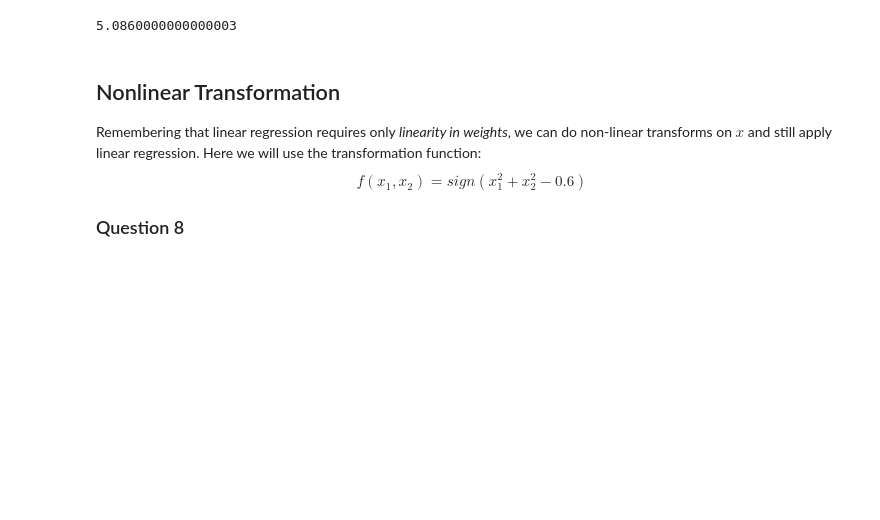
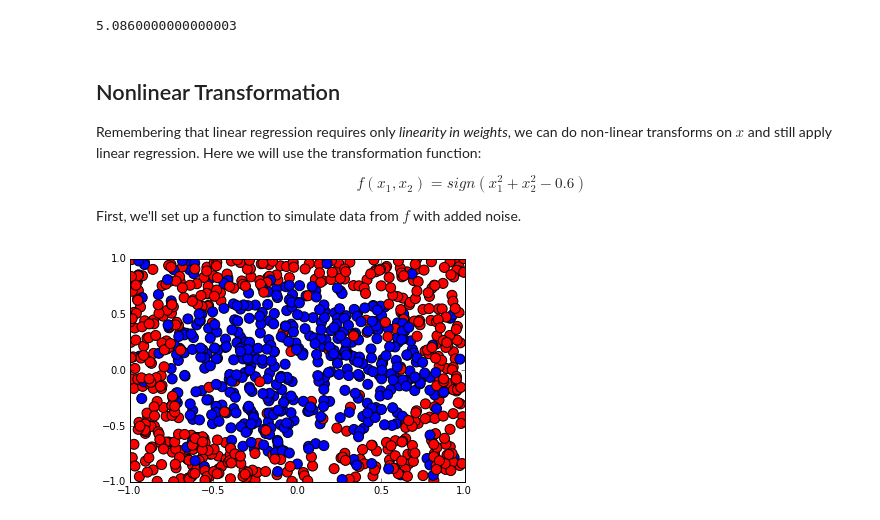
Before and after one commit to cjbayesian/cs_1156, a Jupyter notebook: hw2/hw2.ipynb, the cells around one changed output. Saved outputs shown, nothing was run; the diff lists cells and outputs as text; code cells hidden in the pictures; blank space fills up the shorter version.

```diff
--- a/hw2/hw2.ipynb
+++ b/hw2/hw2.ipynb
@@ -251,10 +251,10 @@ Average E_in =  0.04025
 ### Question 6.
 What is $E_{out}$?
 # %%
-def lr_experiment2(N_in=100,N_out=1000):
+def lr_experiment2(N_in=100,N_out=1000,sim_fnc=simData):
     # Simulate some random, linearly separable data
     N = N_in + N_out
-    data = simData(N=N)
+    data = sim_fnc(N=N)
 
     # Add on the x0 = 1 artificial coordinate
     x = data['x'][:N_in]
@@ -320,5 +320,34 @@ counts.mean()
 # %% [markdown]
 ## Nonlinear Transformation
 Remembering that linear regression requires only _linearity in weights_, we can do non-linear transforms on $x$ and still apply linear regression. Here we will use the transformation function:
+
 $$f(x_1,x_2) = sign(x_1^2 + x_2^2 - 0.6) $$
-### Question 8
+
+First, we'll set up a function to simulate data from $f$ with added noise.
+# %%
+def sim_nonlinear(N=10,noise=0.1,plotsim=False):
+    ''' Simulate N from sign(x_1^2 + x_2^2 - 0.6) + noise '''
+    x = np.random.rand(N,2)*2-1
+
+    y = ( np.power(x[:,0],2) + np.power(x[:,1],2) - 0.6 ) > 0
+
+    # Choose some random y values to flip (eg adding noise)
+    flip_idx = random.choice(N,int(N*noise))
+    y[flip_idx] = np.logical_not(y[flip_idx])
+
+    return {'x':x,'y':y}
+
+def plotsim(data):
+    '''plot simulated data'''
+    xx = np.array([-1,1])
+    y_color = np.array(['red' if i==1 else 'blue' for i in data['y']])
+
+    plt.scatter(data['x'][:,0],data['x'][:,1],c=y_color,s=100)
+    plt.axis([-1, 1, -1, 1])
+    plt.show()
+# %%
+## Take it for a spin:
+data = sim_nonlinear(N=1000,plotsim=True)
+plotsim(data)
+# %% [output]
+[figure, added]
```
Also changed, not shown: parts of 5 cells of this notebook.
